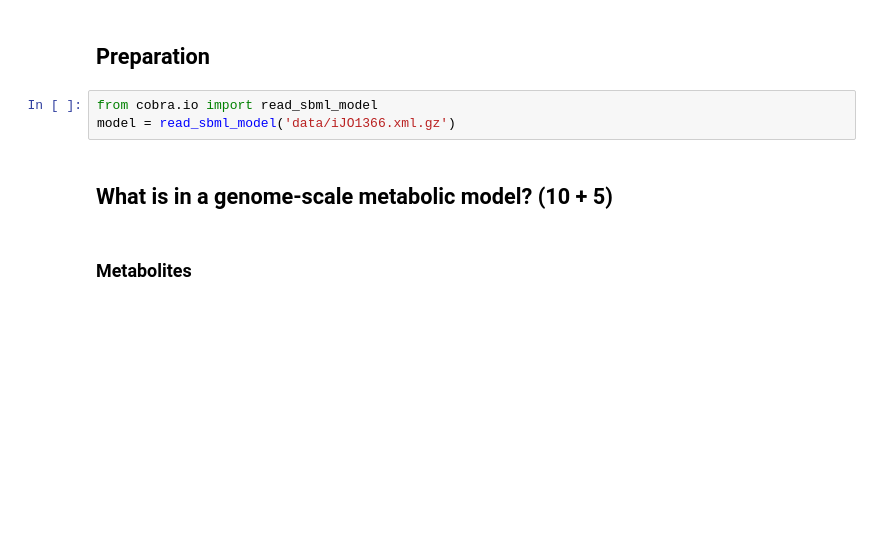
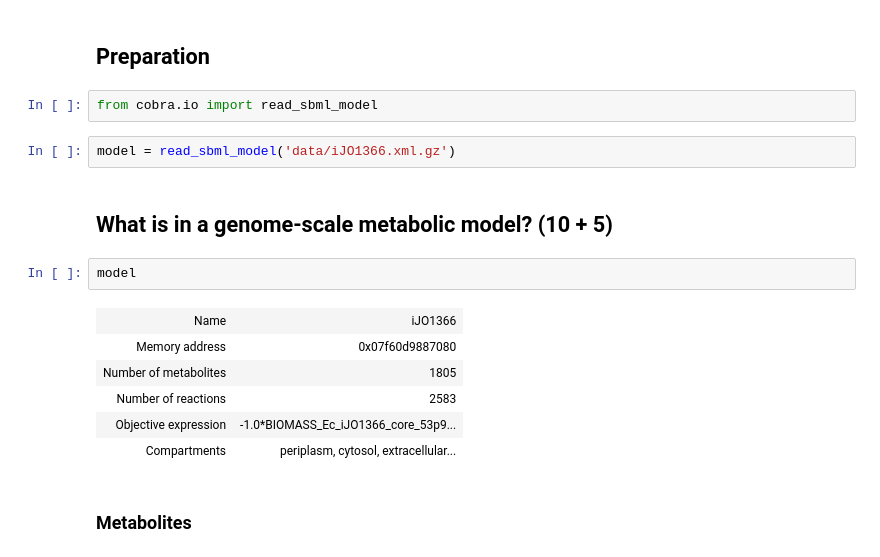
Before and after one commit to DD-DeCaF/tutorials, a Jupyter notebook: cobrapy-02-genome-scale-metabolic-models.ipynb, the cells around one changed output. Drawn from its saved outputs; the diff is of its cells as text; blank space fills up the shorter version.

```diff
--- a/cobrapy-02-genome-scale-metabolic-models.ipynb
+++ b/cobrapy-02-genome-scale-metabolic-models.ipynb
@@ -4,9 +4,19 @@
 ## Preparation
 # %%
 from cobra.io import read_sbml_model
-model = read_sbml_model('data/iJO1366.xml.gz')
+# %%
+model = read_sbml_model('data/iJO1366.xml.gz')
 # %% [markdown]
 ## What is in a genome-scale metabolic model? (10 + 5)
+# %%
+model
+# %% [output]
+| Name | iJO1366 |
+| Memory address | 0x07f60d9887080 |
+| Number of metabolites | 1805 |
+| Number of reactions | 2583 |
+| Objective expression | -1.0*BIOMASS_Ec_iJO1366_core_53p9... |
+| Compartments | periplasm, cytosol, extracellular... |
 # %% [markdown]
 ### Metabolites
 # %% [markdown]
```
Also changed, not shown: parts of 14 cells of this notebook.
